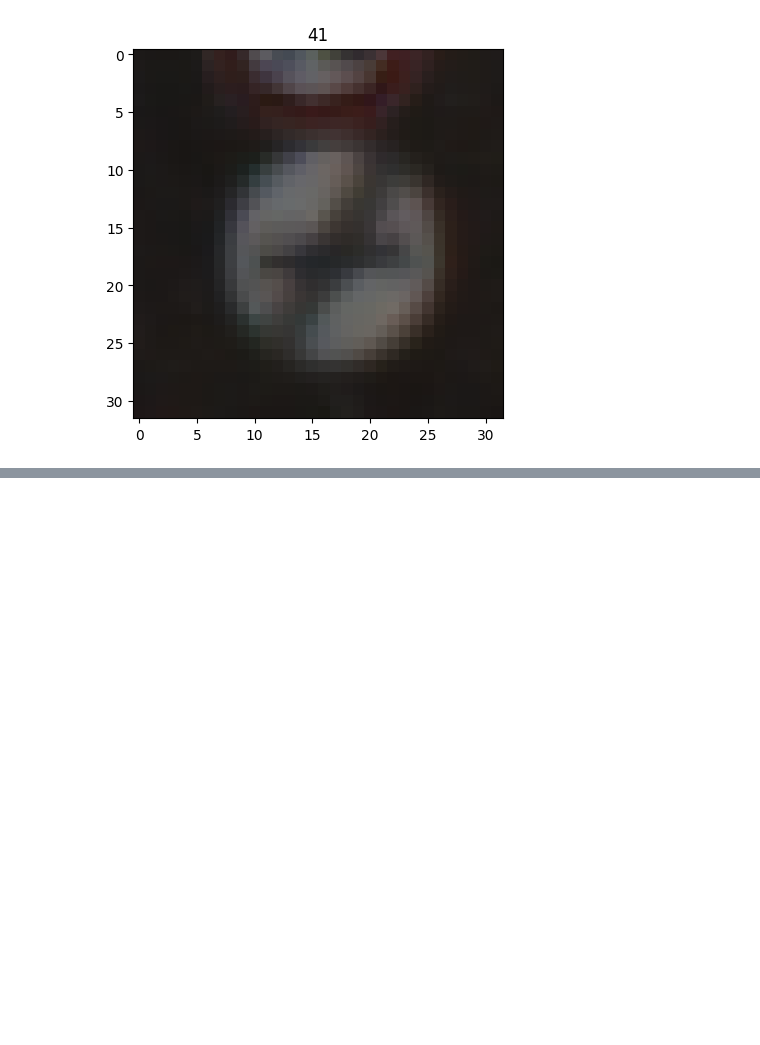
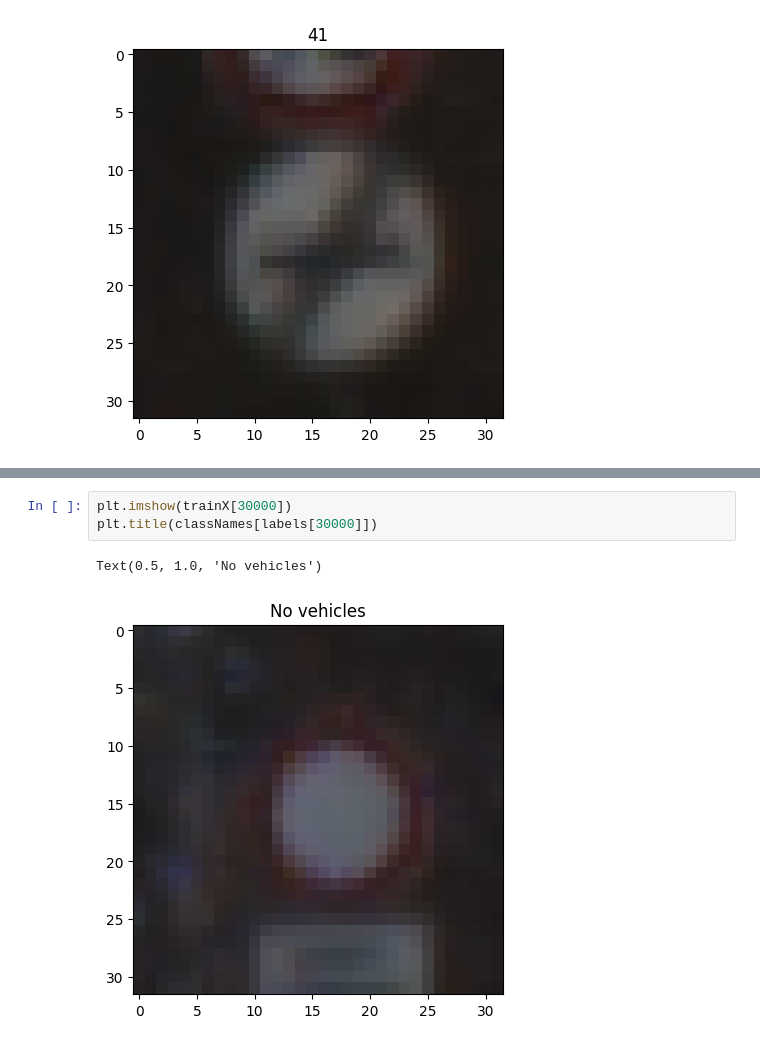
Before and after one commit to bao4vui/traffic-sign-detection, a Jupyter notebook: notebook.ipynb, the cells around one changed output, grey strips where cells are left out. Saved outputs shown, nothing was run; the diff lists cells and outputs as text; blank space fills up the shorter version.

```diff
--- a/notebook.ipynb
+++ b/notebook.ipynb
@@ -100,0 +151,6 @@ plt.imshow(trainX[0])
+# %%
+plt.imshow(trainX[30000])
+plt.title(classNames[labels[30000]])
+# %% [output]
+Text(0.5, 1.0, 'No vehicles')
+[figure, added]
```
Also changed, not shown: parts of 14 cells of this notebook, 1 other file.
